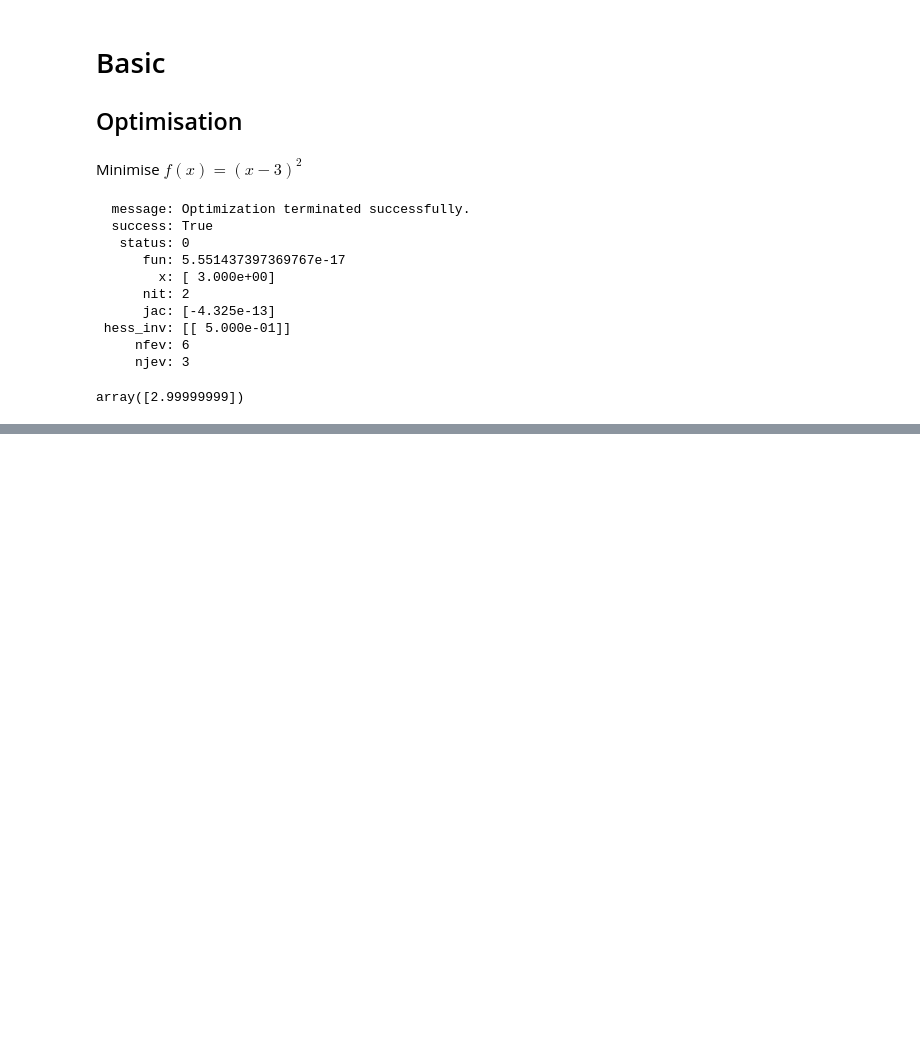
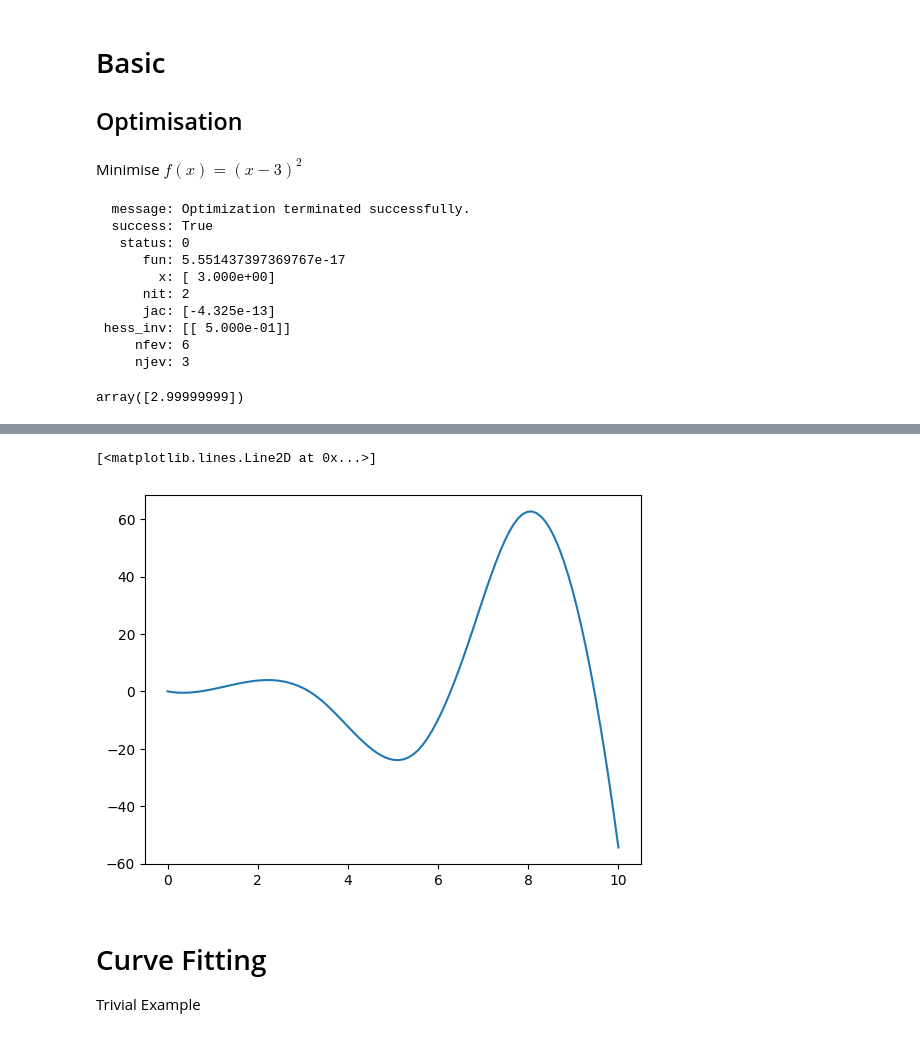
Before and after one commit to ashleysharp/codespaces-jupyter, a Jupyter notebook: notebooks/scipy.ipynb, the cells around one changed output, grey strips where cells are left out. Cells and saved outputs as stored; diff of their text form; code cells hidden in the pictures; blank space fills up the shorter version.

```diff
--- a/notebooks/scipy.ipynb
+++ b/notebooks/scipy.ipynb
@@ -42,0 +98,8 @@ $$
+# %%
+plt.plot(x_dense, y_dense)
+# %% [output]
+[<matplotlib.lines.Line2D at 0x...>]
+[figure, added]
+# %% [markdown]
+# Curve Fitting
+Trivial Example
```
Also changed, not shown: parts of 15 cells of this notebook.
